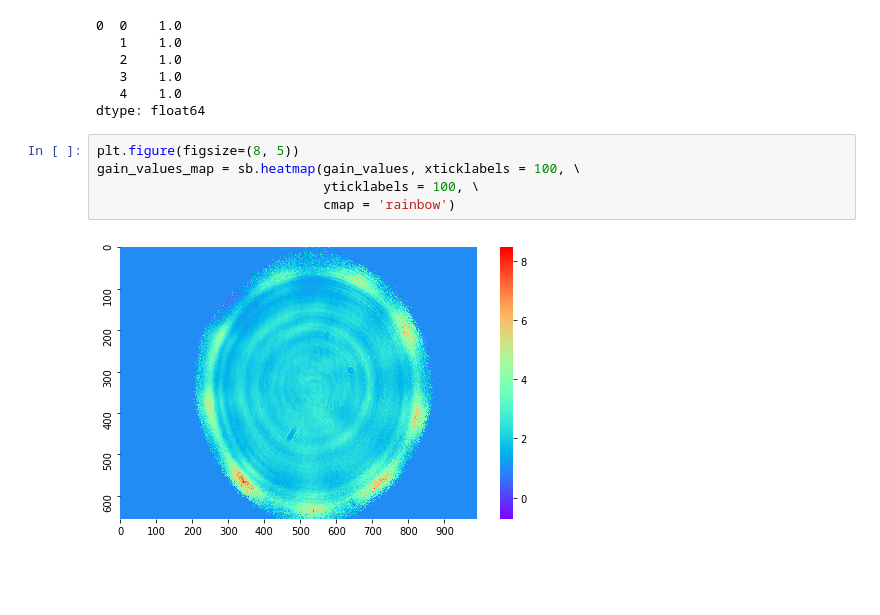
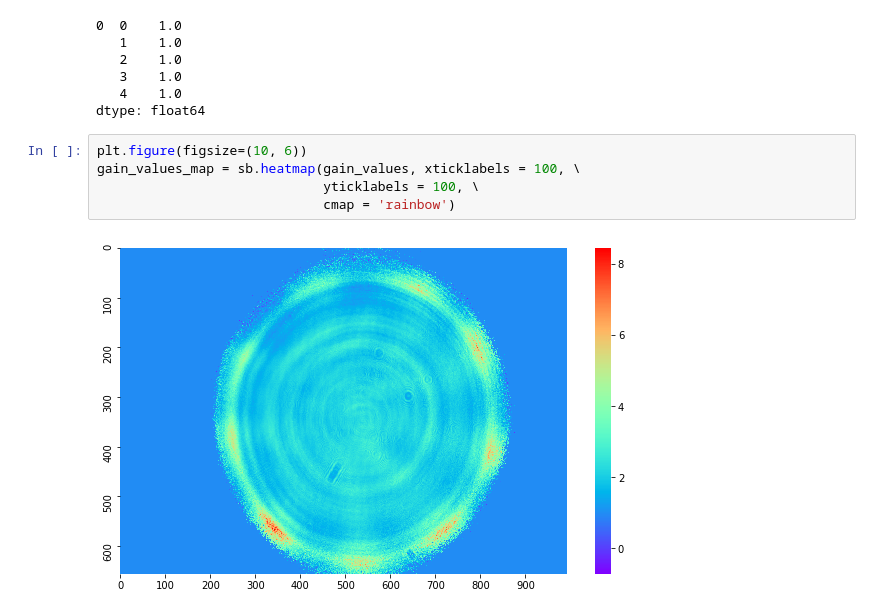
Before and after one commit to lepchenkov/Laser_amplification_mapper, a Jupyter notebook: Beam_Intensity_Analisys.ipynb, the cells around one changed output. Drawn from its saved outputs; the diff is of its cells as text; blank space fills up the shorter version.

```diff
--- a/Beam_Intensity_Analisys.ipynb
+++ b/Beam_Intensity_Analisys.ipynb
@@ -134,9 +146,9 @@ gain_values_long.head()
    4    1.0
 dtype: float64
 # %%
-plt.figure(figsize=(8, 5))
+plt.figure(figsize=(10, 6))
 gain_values_map = sb.heatmap(gain_values, xticklabels = 100, \
                              yticklabels = 100, \
                              cmap = 'rainbow')
 # %% [output]
-[figure, old version]
+[figure, new version]
```
Also changed, not shown: parts of 1 cell of this notebook.
